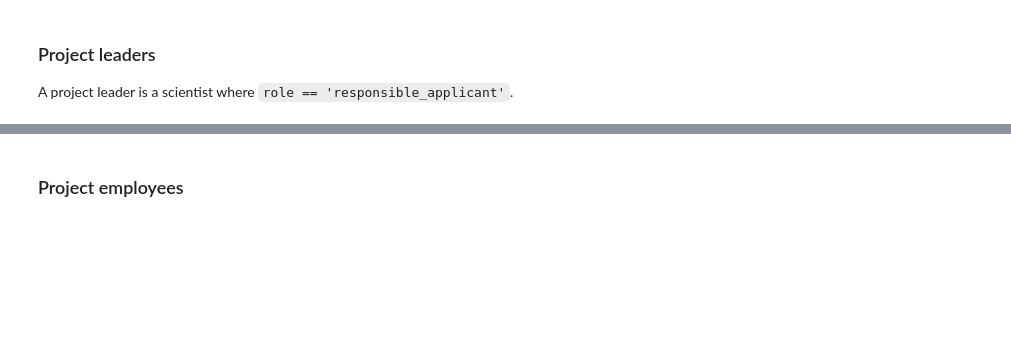
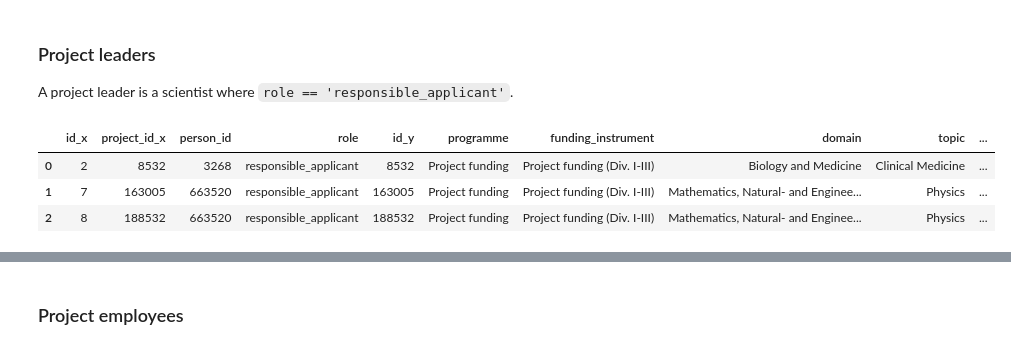
Before and after one commit to zambujo/p3data, a Jupyter notebook: notebooks/exploration.ipynb, the cells around one changed output, grey strips where cells are left out. Cells and saved outputs as stored; diff of their text form; code cells hidden in the pictures; blank space fills up the shorter version.

```diff
--- a/notebooks/exploration.ipynb
+++ b/notebooks/exploration.ipynb
@@ -165,30 +159,37 @@ workforce = (grantees
 # %%
 projects_with_employees = (workforce
  .query('role in ["responsible_applicant", "employee"]')
- .groupby(['project_number', 'role'])
+ .groupby(['project_id', 'role'])
  .size()
  .reset_index(name="n")
- .pivot_table(index="project_number", columns="role", values="n", fill_value=0)
+ .pivot_table(index="project_id", columns="role", values="n", fill_value=0)
  .query('responsible_applicant > 0')
  .query('employee > 0'))
 # %%
 # remove Careers and Science communication from grants
 grant_selection = (workforce
-   .merge(projects_with_employees, on="project_number")
+   .merge(projects_with_employees, on="project_id")
    .query('role in ["responsible_applicant", "employee"]')
-   .query('programme in ["Infrastructure", "Programmes", "Project funding"]')[['project_number']]
+   .query('programme in ["Infrastructure", "Programmes", "Project funding"]')[['project_id']]
    .drop_duplicates()
    .reset_index(drop=True)
 )
 # %%
-grants = grants.merge(grant_selection, on = "project_number")
+grants = grants.merge(grant_selection, left_on='id', right_on='project_id')
 # %% [markdown]
 ### Project leaders
 
 A project leader is a scientist where `role == 'responsible_applicant'`.
 # %%
 # grants represented by their main applicants
-pi = grantees.query('role == "responsible_applicant"').merge(grants, on='project_number')
+pi = hr.query('role == "responsible_applicant"').merge(grants, left_on='project_id', right_on='id')
 # adding gender from people table
-pi = pi.merge(people[['person_id_snsf', 'gender']], on='person_id_snsf')
+pi = pi.merge(people[['id', 'gender']], left_on='person_id', right_on='id')
+# %%
+pi.head(3)
+# %% [output]
+|  | id_x | project_id_x | person_id | role | id_y | programme | funding_instrument | domain | topic | ... |
+| 0 | 2 | 8532 | 3268 | responsible_applicant | 8532 | Project funding | Project funding (Div. I-III) | Biology and Medicine | Clinical Medicine | ... |
+| 1 | 7 | 163005 | 663520 | responsible_applicant | 163005 | Project funding | Project funding (Div. I-III) | Mathematics, Natural- and Enginee... | Physics | ... |
+| 2 | 8 | 188532 | 663520 | responsible_applicant | 188532 | Project funding | Project funding (Div. I-III) | Mathematics, Natural- and Enginee... | Physics | ... |
 # %%
```
Also changed, not shown: parts of 18 cells of this notebook, 7 other files.
